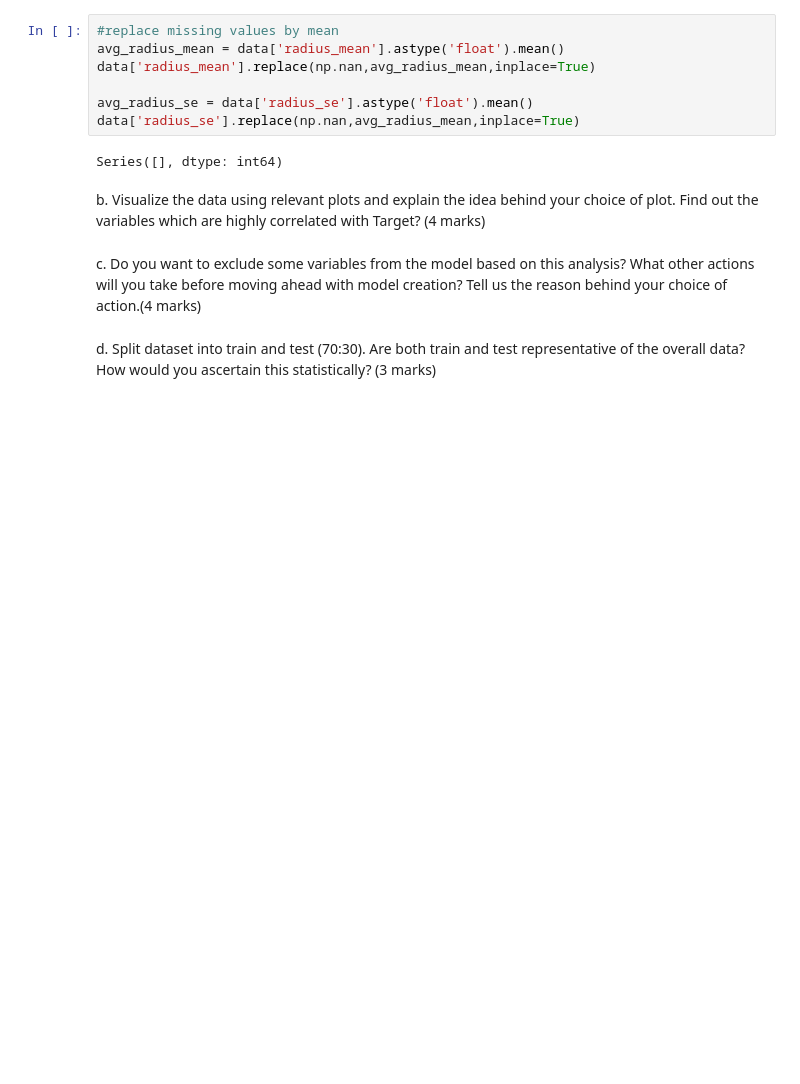
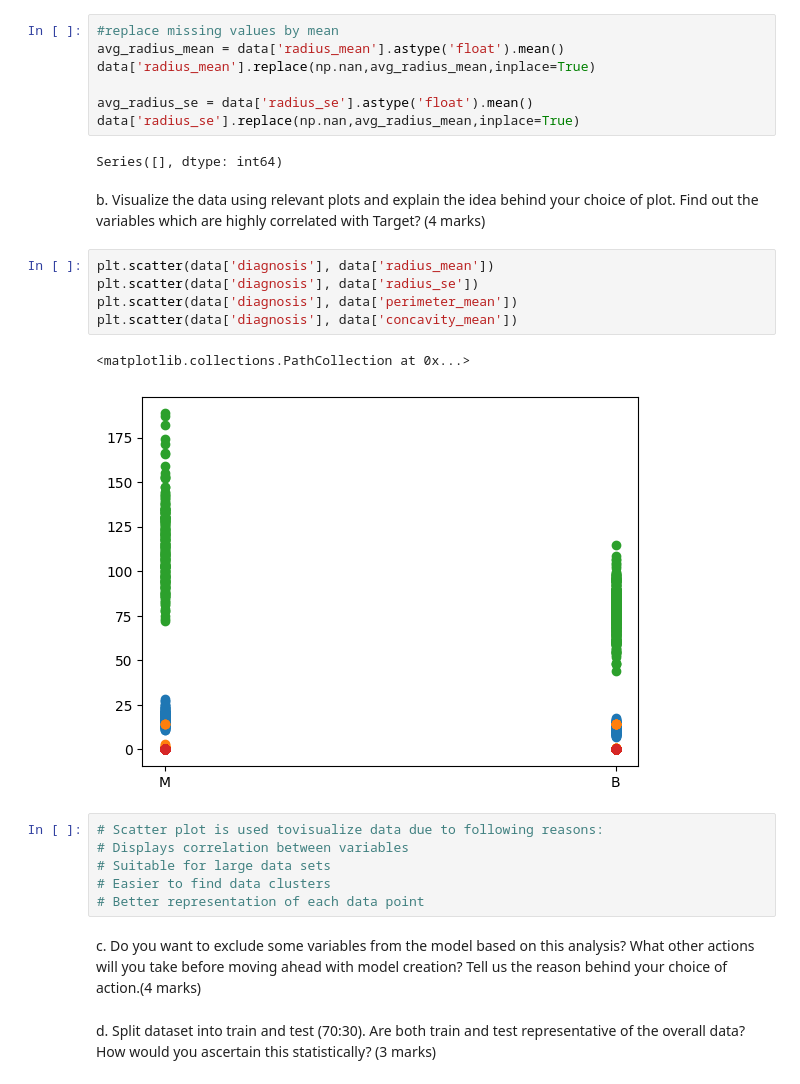
Before and after one commit to mriduldeka/MachineLearning, a Jupyter notebook: AML_CT2_MPA.ipynb, the cells around one changed output. Saved outputs shown, nothing was run; the diff lists cells and outputs as text; blank space fills up the shorter version.

```diff
--- a/AML_CT2_MPA.ipynb
+++ b/AML_CT2_MPA.ipynb
@@ -123,6 +123,20 @@ data['radius_se'].replace(np.nan,avg_radius_mean,inplace=True)
 Series([], dtype: int64)
 # %% [markdown]
 b. Visualize the data using relevant plots and explain the idea behind your choice of plot. Find out the variables which are highly correlated with Target? (4 marks)
+# %%
+plt.scatter(data['diagnosis'], data['radius_mean'])
+plt.scatter(data['diagnosis'], data['radius_se'])
+plt.scatter(data['diagnosis'], data['perimeter_mean'])
+plt.scatter(data['diagnosis'], data['concavity_mean'])
+# %% [output]
+<matplotlib.collections.PathCollection at 0x...>
+[figure, added]
+# %%
+# Scatter plot is used tovisualize data due to following reasons:
+# Displays correlation between variables
+# Suitable for large data sets
+# Easier to find data clusters
+# Better representation of each data point
 # %% [markdown]
 c. Do you want to exclude some variables from the model based on this analysis? What other actions will you take before moving ahead with model creation? Tell us the reason behind your choice of action.(4 marks)
 # %% [markdown]
```
